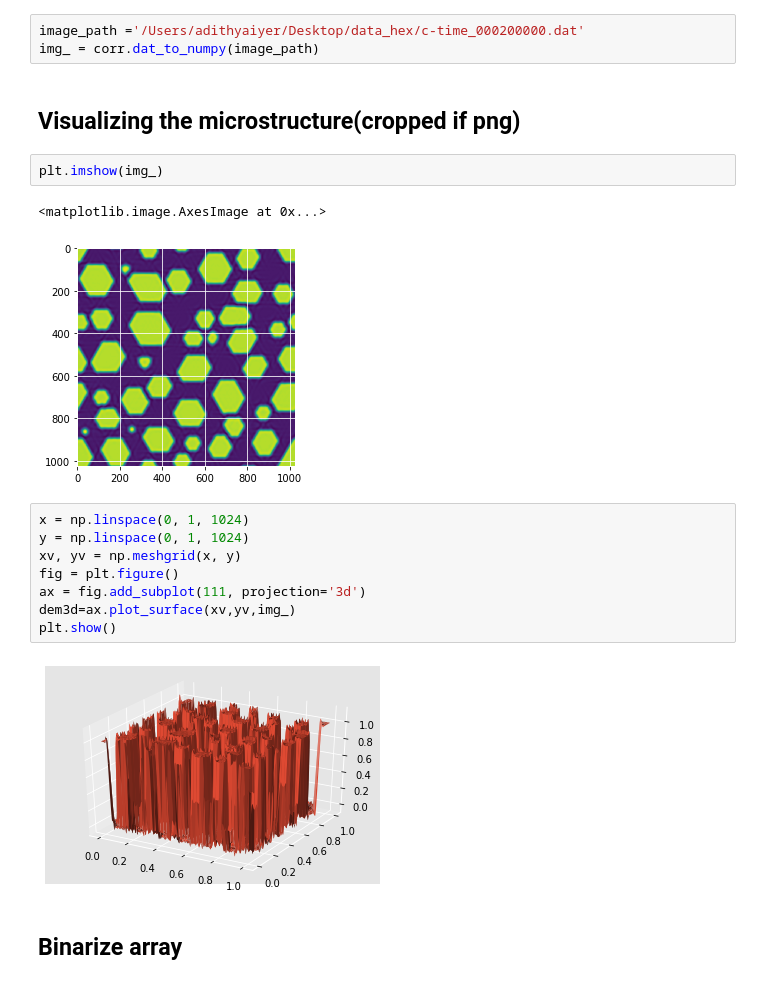
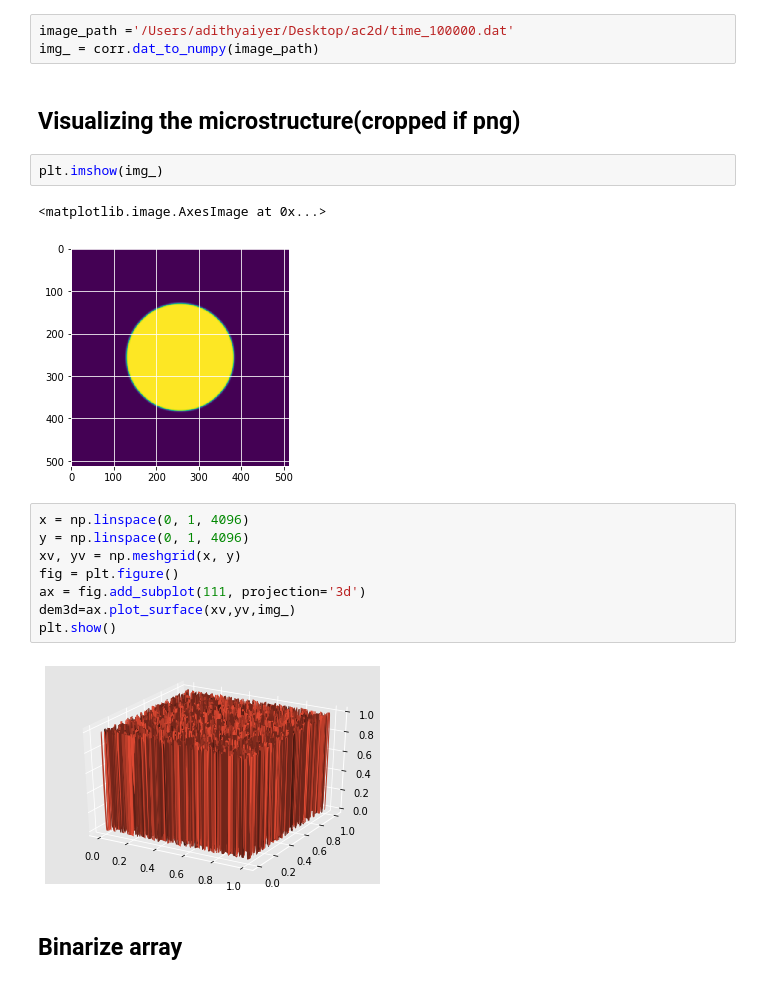
Before and after one commit to nhgowtham/MicrostructureStatistics, a Jupyter notebook: 2 point correlations example.ipynb, the cells around one changed output. Drawn from its saved outputs; the diff is of its cells as text.

```diff
--- a/2 point correlations example.ipynb
+++ b/2 point correlations example.ipynb
@@ -9,7 +9,7 @@ from mpl_toolkits.mplot3d import Axes3D
 # %% [markdown]
 ### Changing the image from png/dat file to numpy array
 # %%
-image_path ='/Users/adithyaiyer/Desktop/data_hex/c-time_000200000.dat'
+image_path ='/Users/adithyaiyer/Desktop/ac2d/time_100000.dat'
 img_ = corr.dat_to_numpy(image_path)
 # %% [markdown]
 ## Visualizing the microstructure(cropped if png)
@@ -17,17 +17,17 @@ img_ = corr.dat_to_numpy(image_path)
 plt.imshow(img_)
 # %% [output]
 <matplotlib.image.AxesImage at 0x...>
-[figure, old version]
+[figure, new version]
 # %%
-x = np.linspace(0, 1, 1024)
-y = np.linspace(0, 1, 1024)
+x = np.linspace(0, 1, 4096)
+y = np.linspace(0, 1, 4096)
 xv, yv = np.meshgrid(x, y)
 fig = plt.figure()
 ax = fig.add_subplot(111, projection='3d')
 dem3d=ax.plot_surface(xv,yv,img_)
 plt.show()
 # %% [output]
-[figure, old version]
+[figure, new version]
 # %% [markdown]
 ## Binarize array
 # %%
```
Also changed, not shown: 5 other files.
